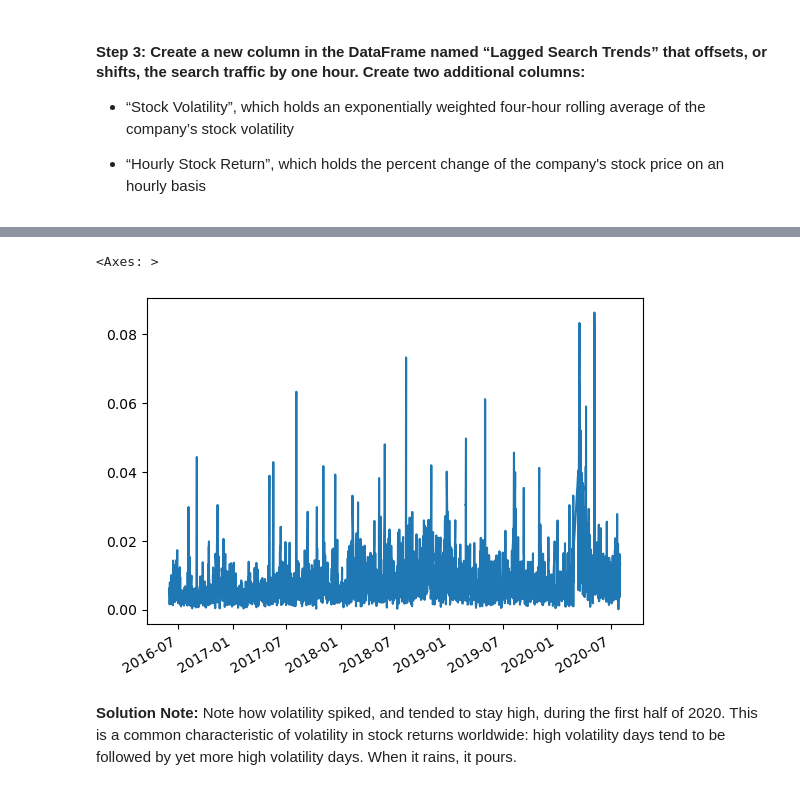
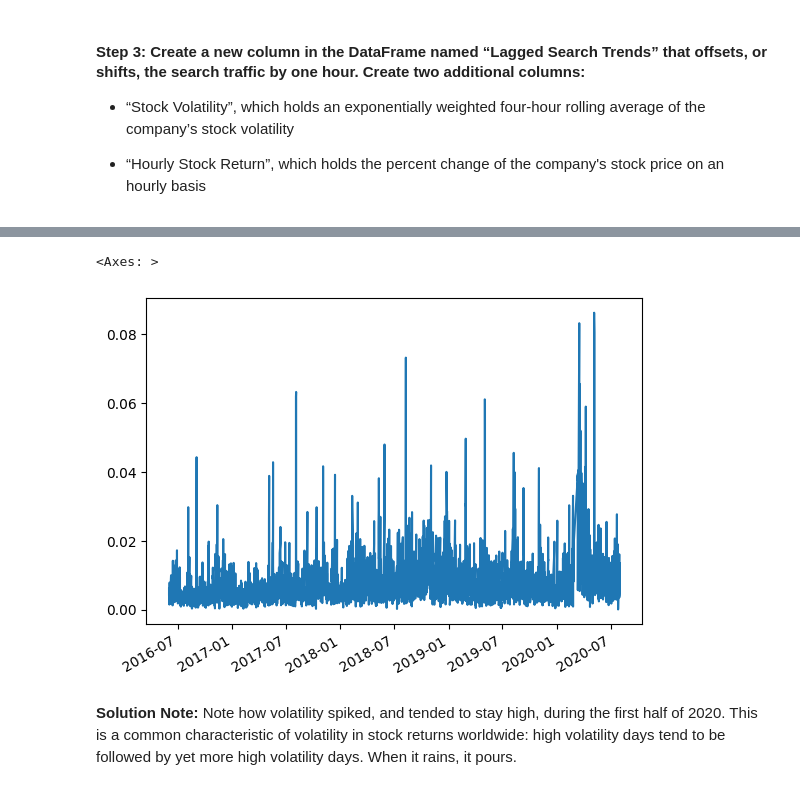
Before and after one commit to srhill12/prophet-challenge, a Jupyter notebook: forecasting_net_prophet.ipynb, the cells around one changed output, grey strips where cells are left out. Cells and saved outputs as stored; diff of their text form; code cells hidden in the pictures.

```diff
--- a/forecasting_net_prophet.ipynb
+++ b/forecasting_net_prophet.ipynb
@@ -256,9 +257,15 @@ display(df_mercado_stock.tail())
 # %%
 # Concatenate the df_mercado_stock DataFrame with the df_mercado_trends DataFrame
-# Concatenate the DataFrame by columns (axis=1), and drop and rows with only one column of data
+# Concatenate the DataFrame by columns (axis=1), and drop any rows with only one column of data
 
-
+combined_mercado_df = pd.concat([df_mercado_stock, df_mercado_trends], axis=1)
+combined_mercado_df = combined_mercado_df.dropna()
+combined_mercado_df = combined_mercado_df.drop(columns=["hour_of_day", "day_of_week", "week_of_year"])
+# Was chart only supposed to include close and search trends?
+# Based on what solution was supposed to look like with started code provided
 # View the first and last five rows of the DataFrame
+display(combined_mercado_df.head())
+display(combined_mercado_df.tail())
 # %% [output]
 |  | close | Search Trends |
 | 2016-06-01 09:00:00 | 135.16 | 6.0 |
@@ -316,3 +328,5 @@ There's one important thing to note: if you zoom in both graphs to the spike aro
 # %%
 # Create a new column in the mercado_stock_trends_df DataFrame called Lagged Search Trends
 # This column should shift the Search Trends information by one hour
+combined_mercado_df["Lagged Search Trends"] = combined_mercado_df["Search Trends"].shift(1)
+display(combined_mercado_df.head())
@@ -319,11 +340,14 @@ There's one important thing to note: if you zoom in both graphs to the spike aro
 # %%
 # Create a new column in the mercado_stock_trends_df DataFrame called Stock Volatility
 # This column should calculate the standard deviation of the closing stock price return data over a 4 period rolling window
+combined_mercado_df["Stock Volatility"] = combined_mercado_df["close"].pct_change().rolling(window=4).std()
 # %%
 # Visualize the stock volatility
+#display(combined_mercado_df.head())
+combined_mercado_df["Stock Volatility"].plot()
 # %% [output]
 <Axes: >
-[figure, old version]
+[figure, new version]
 # %% [markdown]
 **Solution Note:** Note how volatility spiked, and tended to stay high, during the first half of 2020. This is a common characteristic of volatility in stock returns worldwide: high volatility days tend to be followed by yet more high volatility days. When it rains, it pours.
 # %%
```
Also changed, not shown: parts of 25 cells of this notebook.
